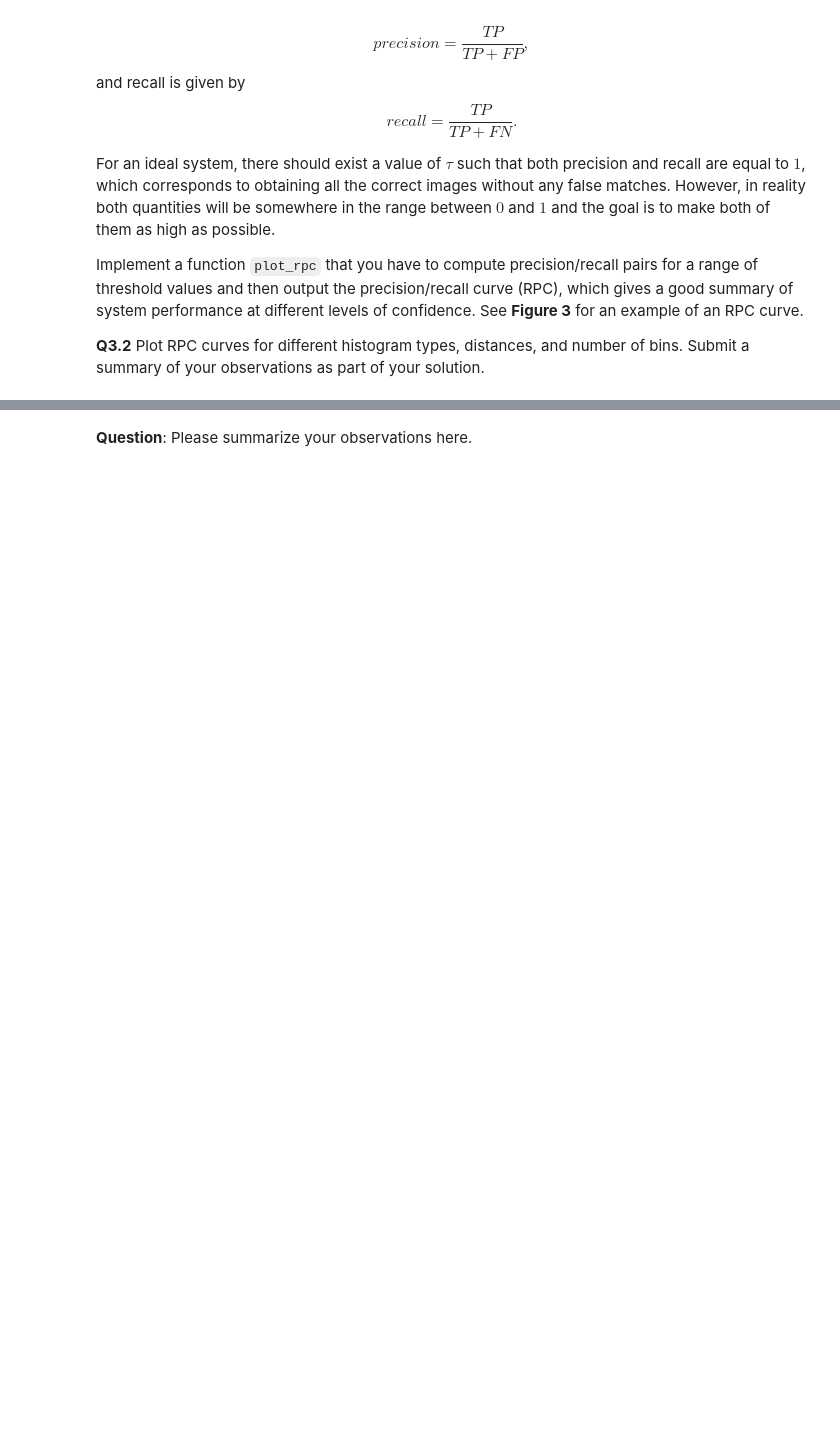
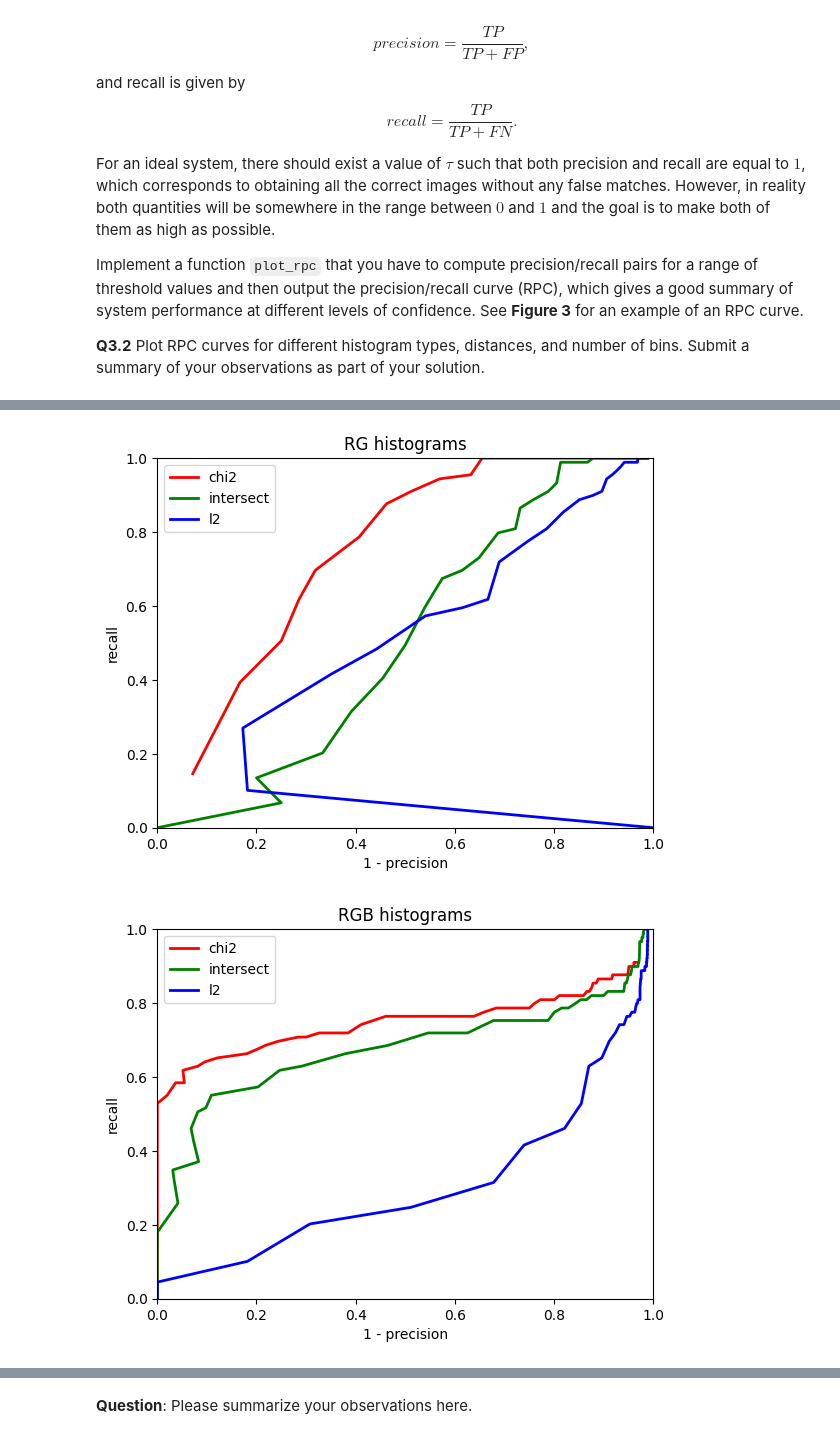
Before and after one commit to Meethiravi/HLCV_Assignments, a Jupyter notebook: Assignment_1/exercise-1-Part1.ipynb, the cells around one changed output, grey strips where cells are left out. Cells and saved outputs as stored; diff of their text form; code cells hidden in the pictures; blank space fills up the shorter version.

```diff
--- a/Assignment_1/exercise-1-Part1.ipynb
+++ b/Assignment_1/exercise-1-Part1.ipynb
@@ -689,7 +735,30 @@ def plot_rpc(D, plot_color):
     # (my_array > my_value) to apply operations at scale, instead of iterating cell-by-cell with loops.
 
     # Your code here
+
+    #ground truth assumption: query i matches model i
+    gt_matches = np.eye(D.shape[0]) # identity matrix with correct matches along diagonal
+    for t in thresholds:
+        #predict matches below threshold
+        predict_matches = (D <= t).astype(int)
+
+        TP = np.sum(predict_matches * gt_matches) #correct matches below threshold
+        FP = np.sum(predict_matches) - TP #wrong matches below threshold
+        FN = np.sum(gt_matches) - TP  #missed matches correct but above threshold
+
+        if TP + FP == 0:
+            prec = 1.0  #If no prediction, define precision as 1
+        else:
+            prec = TP / (TP + FP)
+
+        if TP + FN == 0:
+            rec = 0.0
+        else:
+            rec = TP / (TP + FN)
     # Fill the precision and recall values for different thresolds and plot them with plt.plot()
+        precision.append(prec)
+        recall.append(rec)
+    plt.plot(1 - np.array(precision), recall, plot_color, linewidth=2)
     ############################################
 
 def compare_dist_rpc(model_images, query_images, dist_types, hist_type, num_bins, plot_colors):
@@ -701,30 +770,33 @@ def compare_dist_rpc(model_images, query_images, dist_types, hist_type, num_bins
         plt.xlabel('1 - precision')
         plt.ylabel('recall')
         plt.legend(dist_types, loc='best')
 
 
 # The following code is used for evaluation.
 with open('./data/exercise-1/model.txt') as fp:
     model_images = fp.readlines()
 model_images = [x.strip() for x in model_images]
 
 with open('./data/exercise-1/query.txt') as fp:
     query_images = fp.readlines()
 query_images = [x.strip() for x in query_images]
 
 eval_num_bins = 20
 
 plt.figure()
 compare_dist_rpc(model_images, query_images, ['chi2', 'intersect', 'l2'], 'rg', eval_num_bins, ['r', 'g', 'b'])
 plt.title('RG histograms')
 plt.show()
 
 plt.figure()
 compare_dist_rpc(model_images, query_images, ['chi2', 'intersect', 'l2'], 'rgb', eval_num_bins, ['r', 'g', 'b'])
 plt.title('RGB histograms')
 plt.show()
 
 plt.figure()
 compare_dist_rpc(model_images, query_images, ['chi2', 'intersect', 'l2'], 'dxdy', eval_num_bins, ['r', 'g', 'b'])
 plt.title('dx/dy histograms')
 plt.show()
+# %% [output]
+[figure, added]
+[figure, added]
```
Also changed, not shown: parts of 9 cells of this notebook.
